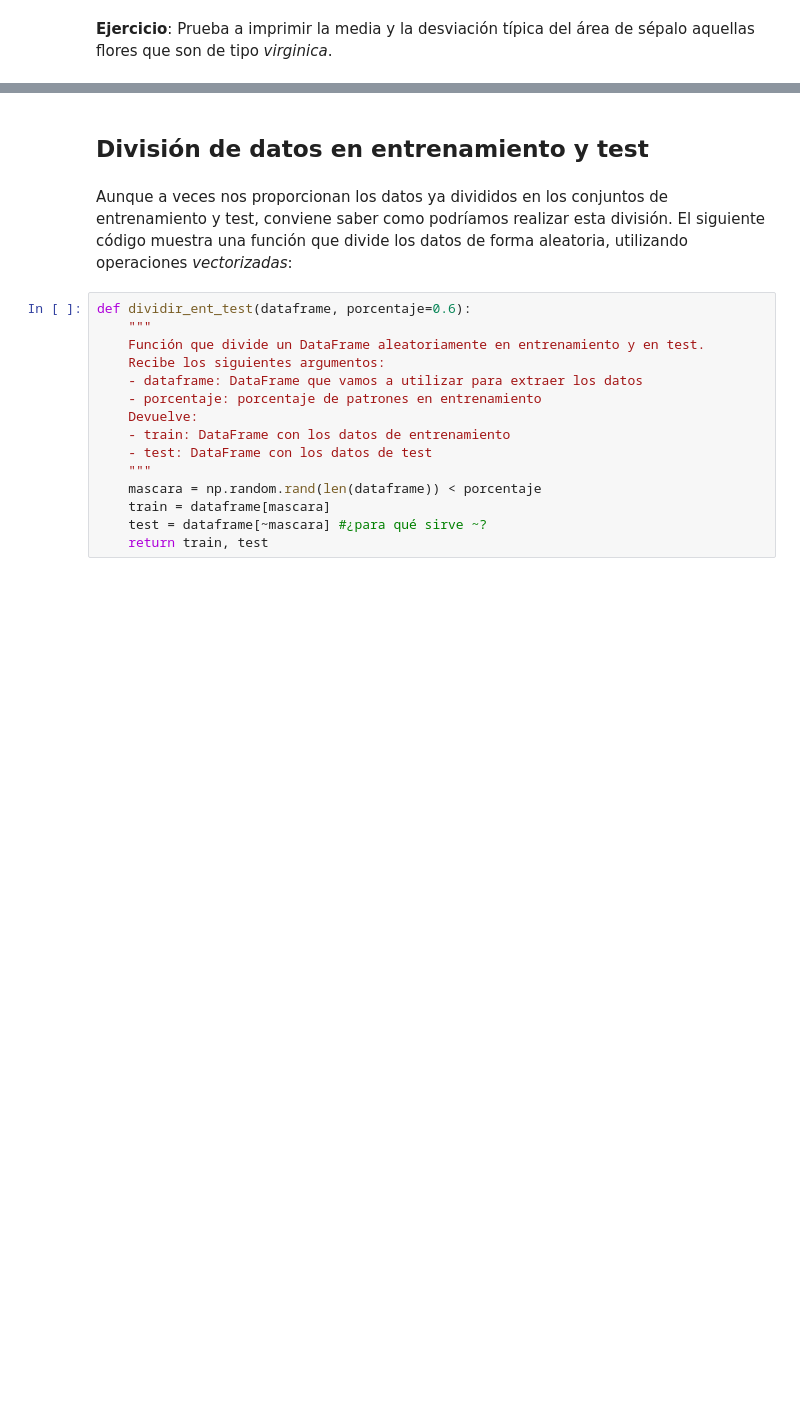
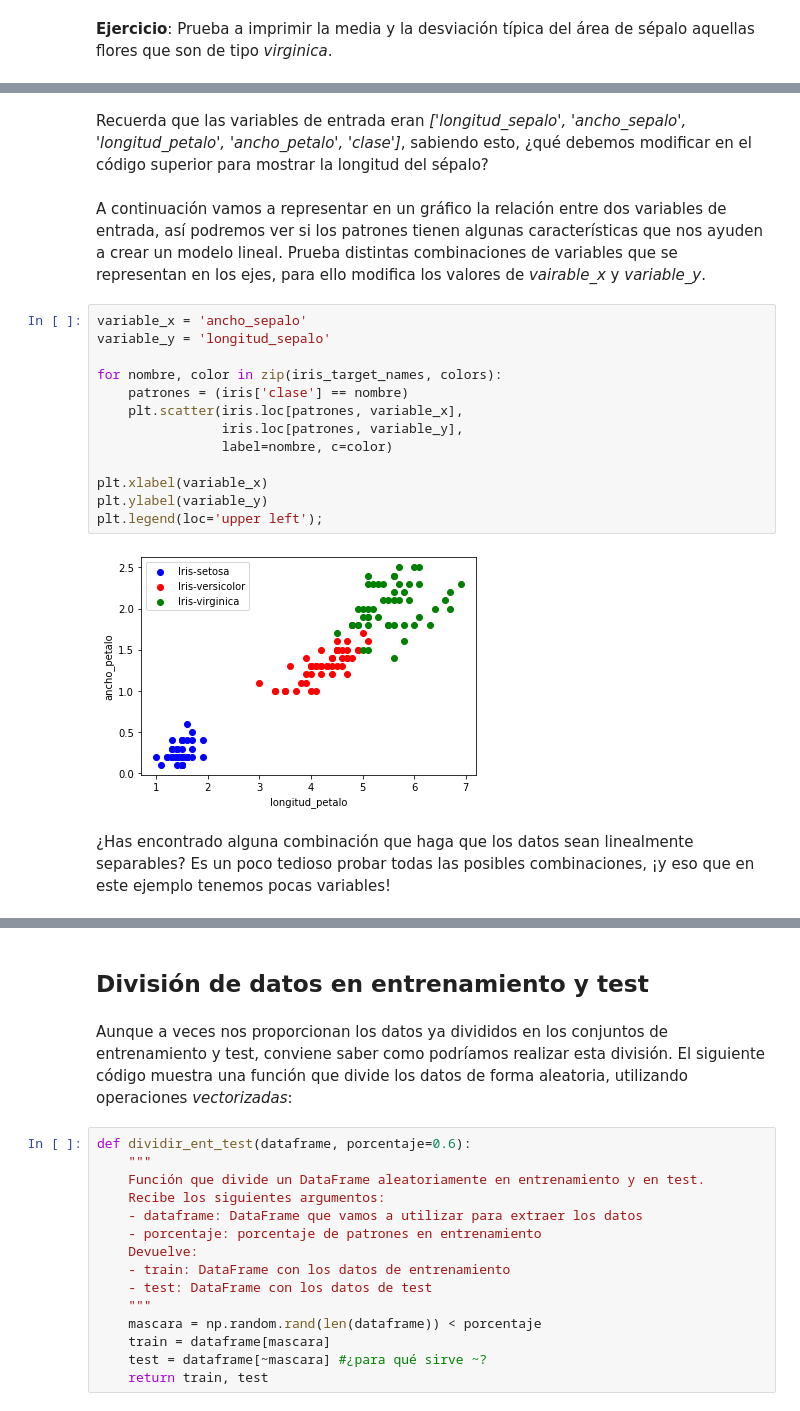
Before and after one commit to javierbg/taller-python-ciencia-datos-asl, a Jupyter notebook: tutorial.ipynb, the cells around one changed output, grey strips where cells are left out. Saved outputs shown, nothing was run; the diff lists cells and outputs as text; blank space fills up the shorter version.

```diff
--- a/tutorial.ipynb
+++ b/tutorial.ipynb
@@ -401,0 +630,22 @@ x.T
+# %% [markdown]
+Recuerda que las variables de entrada eran *['longitud_sepalo', 'ancho_sepalo', 'longitud_petalo', 'ancho_petalo', 'clase']*, sabiendo esto, ¿qué debemos modificar  en el código superior para mostrar la longitud del sépalo?
+# %% [markdown]
+A continuación vamos a representar en un gráfico la relación entre dos variables de entrada, así podremos ver si los patrones tienen algunas características que nos ayuden a crear un modelo lineal. Prueba distintas combinaciones de variables que se representan en los ejes, para ello modifica los valores de *vairable_x* y *variable_y*.
+# %%
+variable_x = 'ancho_sepalo'
+variable_y = 'longitud_sepalo'
+
+for nombre, color in zip(iris_target_names, colors):
+    patrones = (iris['clase'] == nombre)
+    plt.scatter(iris.loc[patrones, variable_x],
+                iris.loc[patrones, variable_y],
+                label=nombre, c=color)
+
+plt.xlabel(variable_x)
+plt.ylabel(variable_y)
+plt.legend(loc='upper left');
+# %% [output]
+[figure, added]
+# %% [markdown]
+¿Has encontrado alguna combinación que haga que los datos sean linealmente separables?
+Es un poco tedioso probar todas las posibles combinaciones, ¡y eso que en este ejemplo tenemos pocas variables!
```
Also changed, not shown: parts of 110 cells of this notebook.
